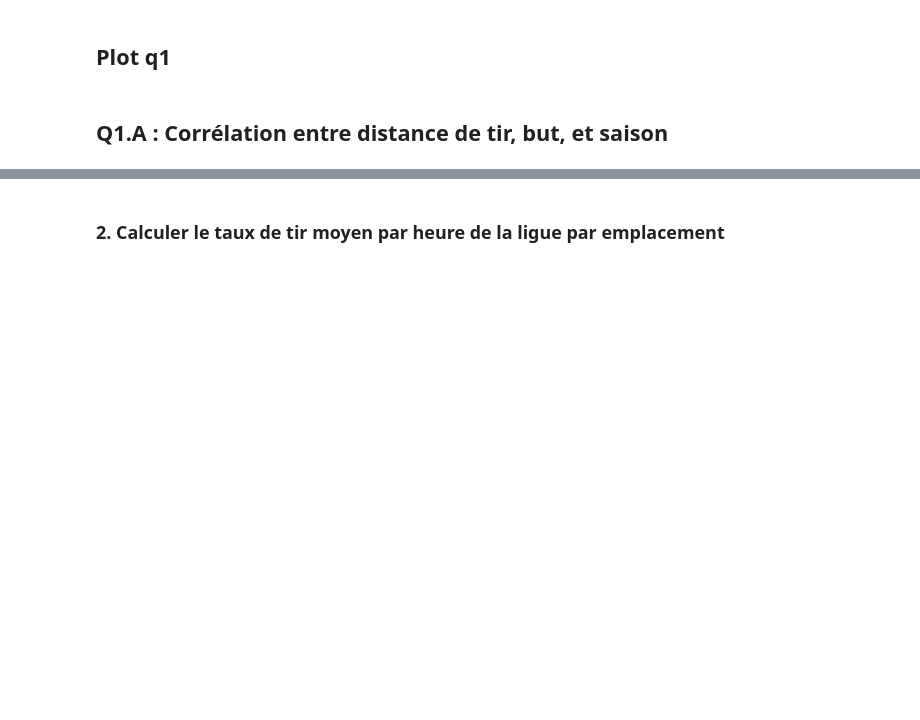
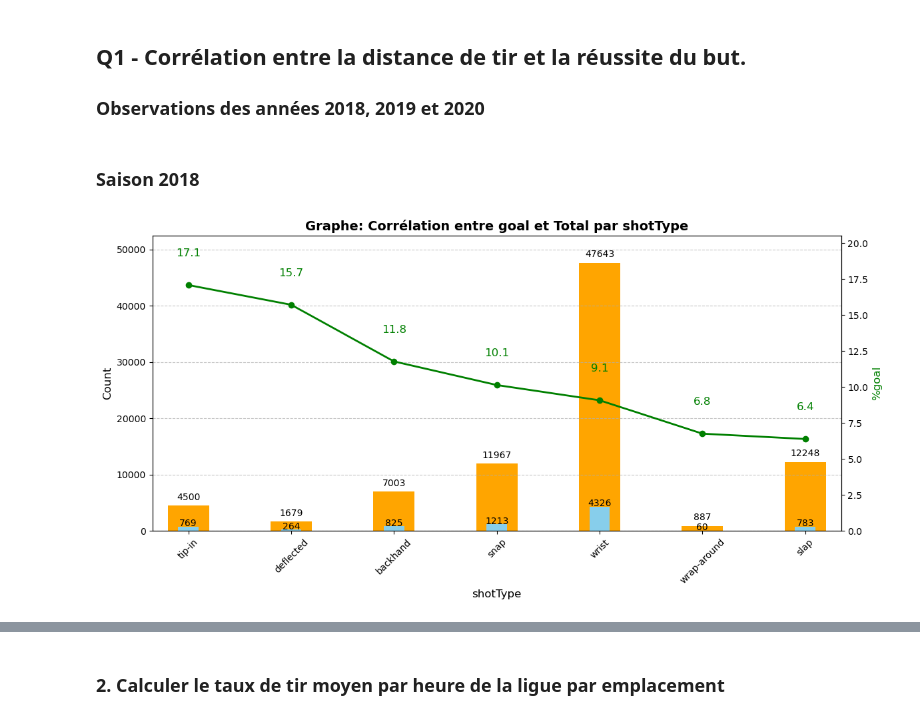
Before and after one commit to Seet-git/FT6758-NHL_A11, a Jupyter notebook: mainNHL.ipynb, the cells around one changed output, grey strips where cells are left out. Cells and saved outputs as stored; diff of their text form; code cells hidden in the pictures; blank space fills up the shorter version.

Commit message:
Amélioration de la structure, du code, des graphiques...etc Début du blog pour la partie visualisations avancées

```diff
--- a/mainNHL.ipynb
+++ b/mainNHL.ipynb
@@ -38,4 +92,18 @@ clean_regular_season[2020][123].head()
 # %%
-# Convert regular season and playoff data to dataframes
-df_data_2022 = convert_dictionaries_to_dataframes(clean_regular_season, clean_playoff, [2022])
-df_data_2022.head()
+# Convert regular season and playoff data to dataframes for the 2018, 2019 and 2020 seasons
+df_2018_to_2020 = convert_dictionaries_to_dataframes(clean_regular_season,
+                                                     clean_playoff,
+                                                     [2018, 2019, 2020])
+
+# Add a column to categorize the shot distance (Under 7 ft., 7-14.9 ft., 15-29.9 ft., 30-44.9 ft., Over 45 ft.)
+df_2018_to_2020['GroupShotDistance'] = df_2018_to_2020['shotDistance'].apply(lambda x: 'a.Under 7 ft.' if x < 7 else (
+    'b.7 - 14.9 ft.' if x < 15 else (
+        'c.15 - 29.9 ft.' if x < 30 else ('d.30 - 44.9 ft.' if x < 45 else 'e.Over 45 ft.'))))
+
+# Get the data for the season (2018, 2019, 2020)
+df_2018 = df_2018_to_2020[df_2018_to_2020['Year'] == "2018"].reset_index()
+df_2019 = df_2018_to_2020[df_2018_to_2020['Year'] == "2019"].reset_index()
+df_2020 = df_2018_to_2020[df_2018_to_2020['Year'] == "2020"].reset_index()
+
+
+df_2018_to_2020.head()
@@ -48,7 +136,14 @@ q.head()
-# %% [markdown]
-## Plot q1
+# %% [markdown]
+## Q1 - Corrélation entre la distance de tir et la réussite du but.
+
+### Observations des années 2018, 2019 et 2020
+# %% [markdown]
+### Saison 2018
 # %%
 # Plot the correlation between the goal and the type of shot
-plot_correlations_2variables(q, 'Total', 'goal')
+corr_2018 = get_correlations_2variables(df_2018, 'shotType', 'typeDescKey')
+
+# Plot the correlation between the goal and the type of shot
+plot_correlations_2variables(corr_2018, 'Total', 'goal')
+# %% [output]
+[figure, added]
-# %% [markdown]
-## Q1.A : Corrélation entre distance de tir, but, et saison
```
Also changed, not shown: parts of 51 cells of this notebook, 19 other files.
